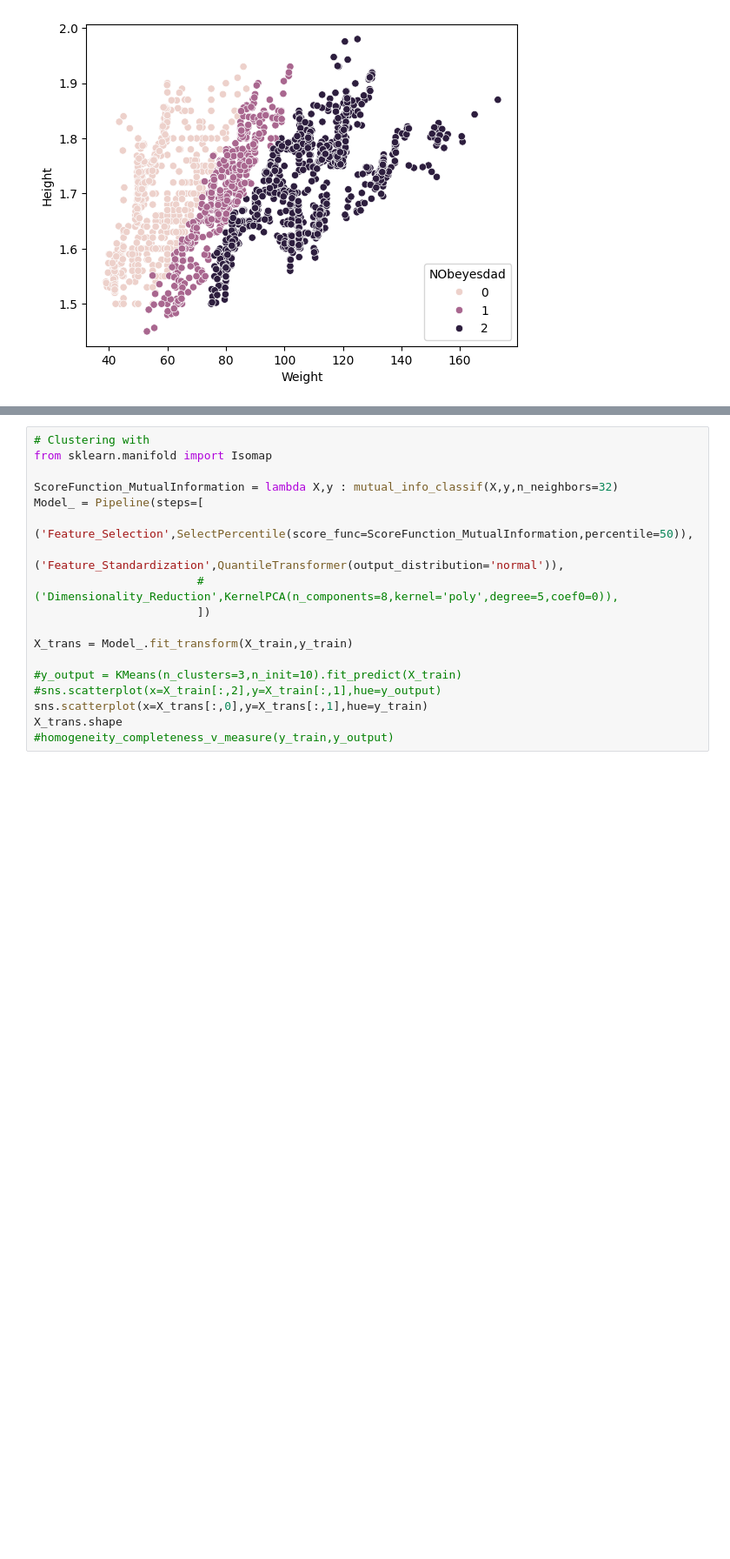
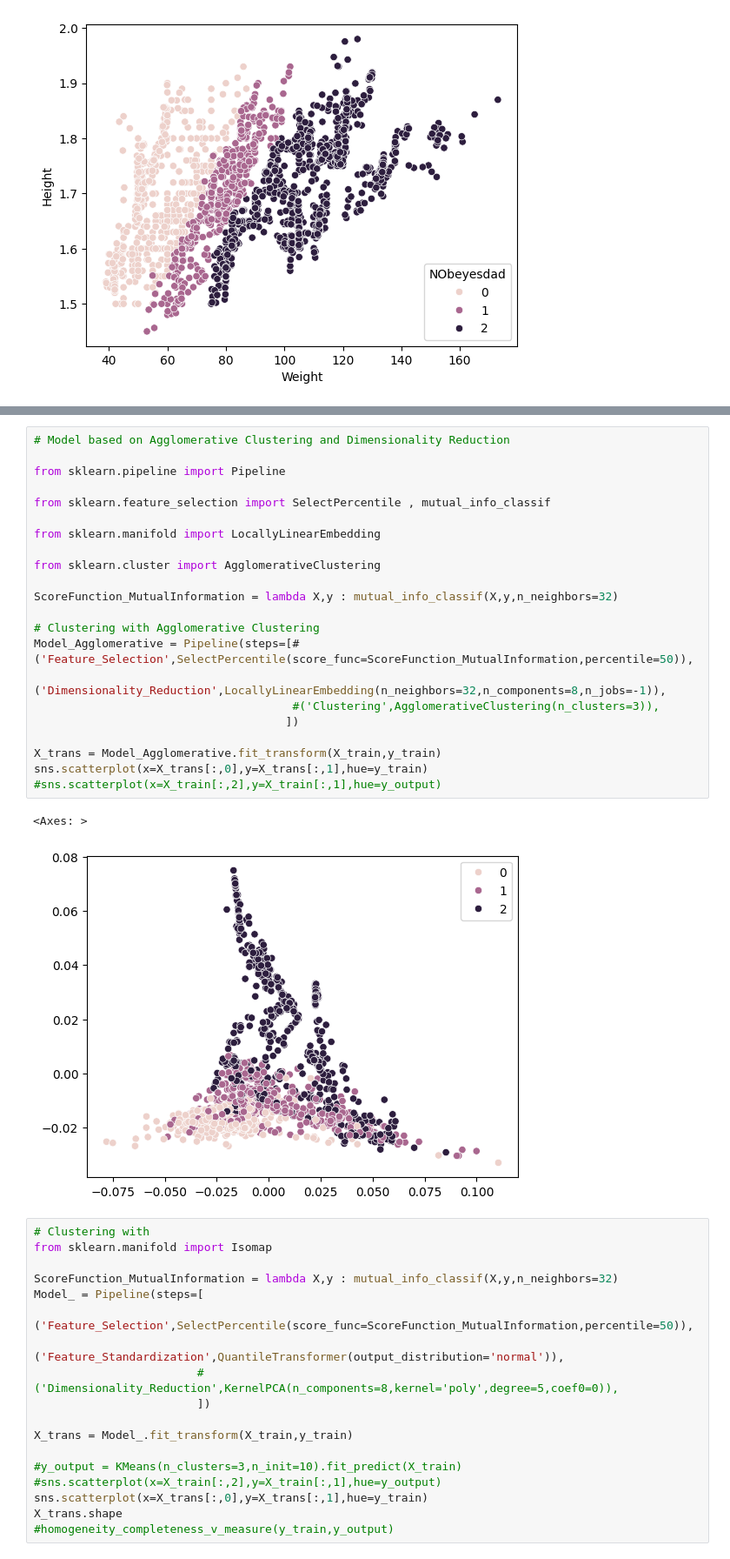
Before and after one commit to alexisuaguilaru/Obesity_Levels_Model, a Jupyter notebook: Model/Model.ipynb, the cells around one changed output, grey strips where cells are left out. Shown at 87% size. Cells and saved outputs as stored; diff of their text form; blank space fills up the shorter version.

```diff
--- a/Model/Model.ipynb
+++ b/Model/Model.ipynb
@@ -62,3 +76,28 @@ np.float64(0.5480132791760716)
+# %%
+# Model based on Agglomerative Clustering and Dimensionality Reduction
+
+from sklearn.pipeline import Pipeline
+
+from sklearn.feature_selection import SelectPercentile , mutual_info_classif
+
+from sklearn.manifold import LocallyLinearEmbedding
+
+from sklearn.cluster import AgglomerativeClustering
+
+ScoreFunction_MutualInformation = lambda X,y : mutual_info_classif(X,y,n_neighbors=32)
+
+# Clustering with Agglomerative Clustering
+Model_Agglomerative = Pipeline(steps=[#('Feature_Selection',SelectPercentile(score_func=ScoreFunction_MutualInformation,percentile=50)),
+                                      ('Dimensionality_Reduction',LocallyLinearEmbedding(n_neighbors=32,n_components=8,n_jobs=-1)),
+                                      #('Clustering',AgglomerativeClustering(n_clusters=3)),
+                                     ])
+
+X_trans = Model_Agglomerative.fit_transform(X_train,y_train)
+sns.scatterplot(x=X_trans[:,0],y=X_trans[:,1],hue=y_train)
+#sns.scatterplot(x=X_train[:,2],y=X_train[:,1],hue=y_output)
+# %% [output]
+<Axes: >
+[figure, added]
 # %%
 # Clustering with
 from sklearn.manifold import Isomap
```
Also changed, not shown: parts of 2 cells of this notebook.
